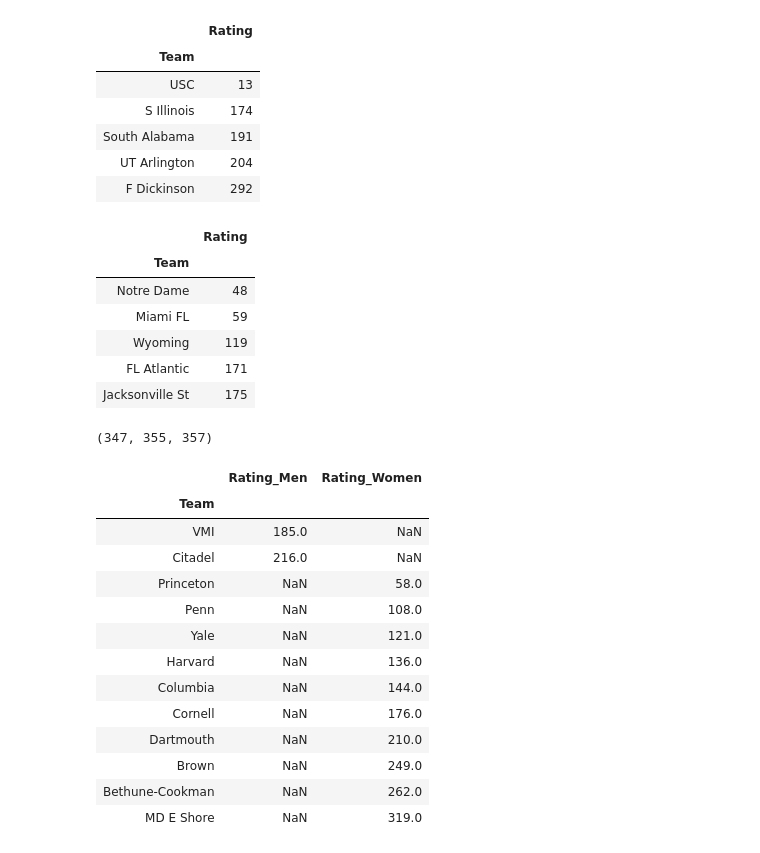
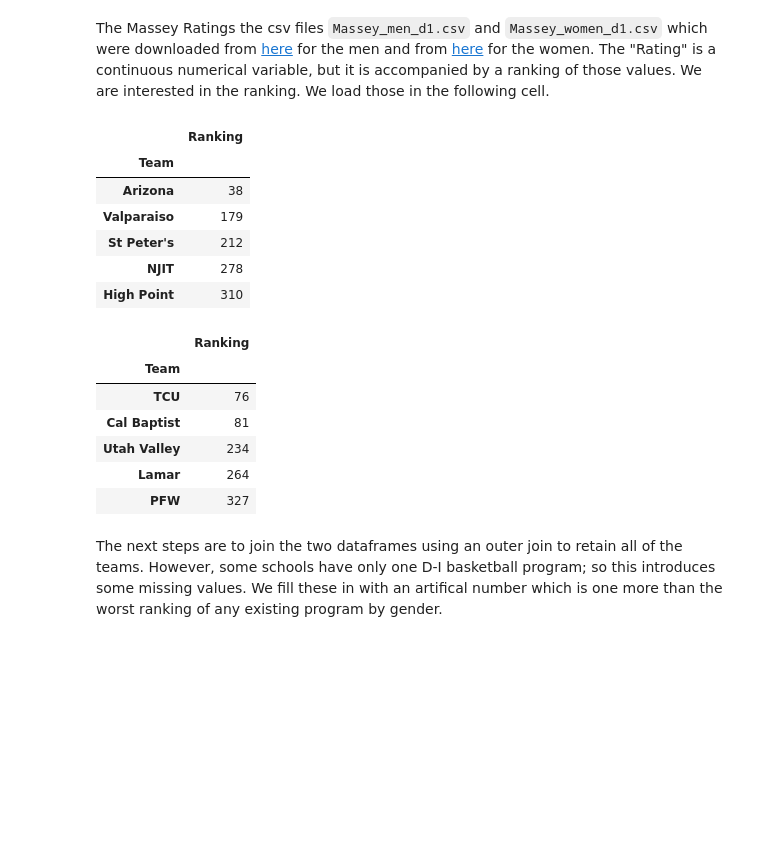
Before and after one commit to bjloe/March_Madness, a Jupyter notebook: March_Madness_Kendalls_Tau.ipynb, the cells around one changed output. Saved outputs shown, nothing was run; the diff lists cells and outputs as text; code cells hidden in the pictures; blank space fills up the shorter version.

```diff
--- a/March_Madness_Kendalls_Tau.ipynb
+++ b/March_Madness_Kendalls_Tau.ipynb
@@ -10,49 +17,36 @@ import seaborn as sns
+# %% [markdown]
+The Massey Ratings the csv files `Massey_men_d1.csv` and `Massey_women_d1.csv` which were downloaded
+from [here](https://www.masseyratings.com/cb/ncaa-d1/ratings) for the men and
+from [here](https://www.masseyratings.com/cbw/ncaa-d1/ratings) for the women. The "Rating" is a continuous
+numerical variable, but it is accompanied by a ranking of those values. We are interested in the ranking.
+We load those in the following cell.
 # %%
 df_mens_ratings = pd.read_csv('Massey_men_d1.csv',usecols=['Team','Rat'],index_col='Team')\
-.rename(columns={'Rat':'Rating'})
+.rename(columns={'Rat':'Ranking'})
 
 df_womens_ratings = pd.read_csv('Massey_women_d1.csv',usecols=['Team','Rat'],index_col='Team')\
-.rename(columns={'Rat':'Rating'})
+.rename(columns={'Rat':'Ranking'})
 # %%
-df_mens_ratings.sample(5).sort_values('Rating')
+df_mens_ratings.sample(5).sort_values('Ranking')
 # %% [output]
-|  | Rating |
+|  | Ranking |
 | Team |  |
-| USC | 13 |
-| S Illinois | 174 |
-| South Alabama | 191 |
-| UT Arlington | 204 |
-| F Dickinson | 292 |
+| Arizona | 38 |
+| Valparaiso | 179 |
+| St Peter's | 212 |
+| NJIT | 278 |
+| High Point | 310 |
 # %%
-df_womens_ratings.sample(5).sort_values('Rating')
+df_womens_ratings.sample(5).sort_values('Ranking')
 # %% [output]
-|  | Rating |
+|  | Ranking |
 | Team |  |
-| Notre Dame | 48 |
-| Miami FL | 59 |
-| Wyoming | 119 |
-| FL Atlantic | 171 |
-| Jacksonville St | 175 |
+| TCU | 76 |
+| Cal Baptist | 81 |
+| Utah Valley | 234 |
+| Lamar | 264 |
+| PFW | 327 |
+# %% [markdown]
+The next steps are to join the two dataframes using an outer join to retain all of the teams. However, some schools have only one D-I basketball program; so this introduces some missing values. We fill these in with an artifical number which is one more than the worst ranking of any existing program by gender.
 # %%
 df_combined = df_mens_ratings.merge(df_womens_ratings,on='Team',how='outer',suffixes=['_Men','_Women'])
-# %%
-df_mens_ratings.shape[0],df_womens_ratings.shape[0],df_combined.shape[0]
-# %% [output]
-(347, 355, 357)
-# %%
-df_combined[df_combined.Rating_Men.isna() | df_combined.Rating_Women.isna()]
-# %% [output]
-|  | Rating_Men | Rating_Women |
-| Team |  |  |
-| VMI | 185.0 | NaN |
-| Citadel | 216.0 | NaN |
-| Princeton | NaN | 58.0 |
-| Penn | NaN | 108.0 |
-| Yale | NaN | 121.0 |
-| Harvard | NaN | 136.0 |
-| Columbia | NaN | 144.0 |
-| Cornell | NaN | 176.0 |
-| Dartmouth | NaN | 210.0 |
-| Brown | NaN | 249.0 |
-| Bethune-Cookman | NaN | 262.0 |
-| MD E Shore | NaN | 319.0 |
```
Also changed, not shown: parts of 57 cells of this notebook, 2 other files.
